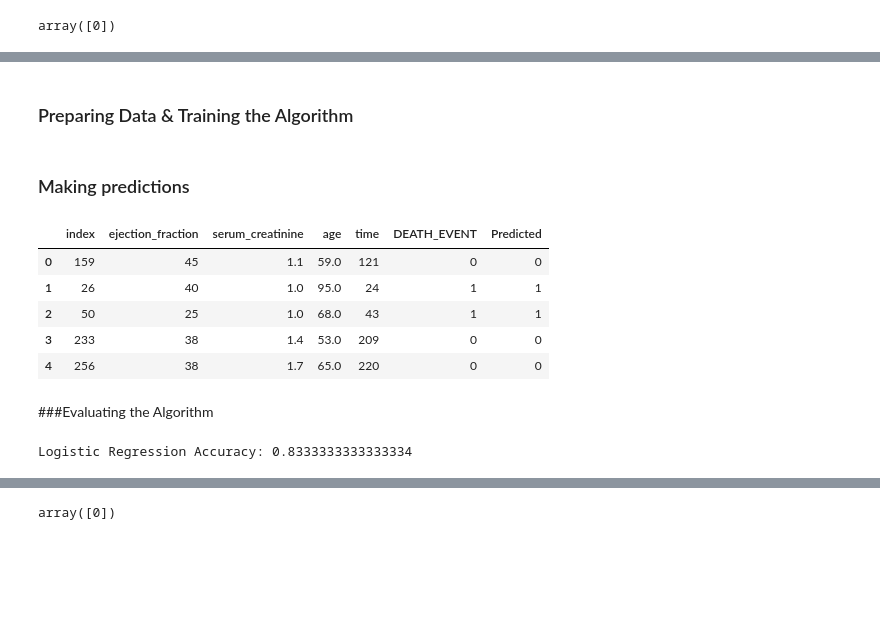
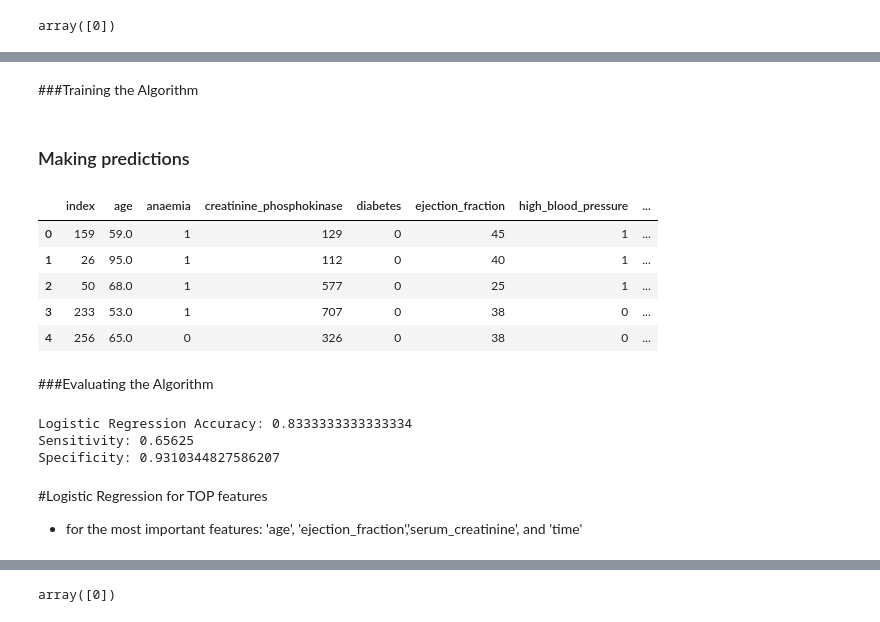
Before and after one commit to AntonioMoralCevallos/Predicting_Fatal_Heart_Failure-Project, a Jupyter notebook: Final_Deliverable_7b.ipynb, the cells around one changed output, grey strips where cells are left out. Saved outputs shown, nothing was run; the diff lists cells and outputs as text; code cells hidden in the pictures; blank space fills up the shorter version.

```diff
--- a/Final_Deliverable_7b.ipynb
+++ b/Final_Deliverable_7b.ipynb
@@ -653,2 +589,7 @@ Our random forest classifier model for the TOP 3 features is giving us an accura
+# %%
+X = clinical.drop(['DEATH_EVENT'],axis=1)
+y = clinical['DEATH_EVENT']
+from sklearn.model_selection import train_test_split
+X_train, X_test, y_train, ytest = train_test_split(X, y, test_size=0.3, random_state=775)
 # %% [markdown]
-### Preparing Data & Training the Algorithm
+###Training the Algorithm
@@ -668,19 +596,40 @@ y_model = model.predict(Xtest)
+# %%
+from sklearn.linear_model import LogisticRegression  # 1. choose model class
+model = LogisticRegression(solver='liblinear', random_state=0)     # 2. instantiate model
+model.fit(X_train, y_train)
+y_pred = model.predict(X_test)
 # %% [markdown]
 ### Making predictions
 # %%
-test = Xtest.join(ytest).reset_index()
-test.join(pd.Series(y_model, name='Predicted')).head()
+test = X_test.join(ytest).reset_index()
+test.join(pd.Series(y_pred, name='Predicted')).head()
 # %% [output]
-|  | index | ejection_fraction | serum_creatinine | age | time | DEATH_EVENT | Predicted |
-| 0 | 159 | 45 | 1.1 | 59.0 | 121 | 0 | 0 |
-| 1 | 26 | 40 | 1.0 | 95.0 | 24 | 1 | 1 |
-| 2 | 50 | 25 | 1.0 | 68.0 | 43 | 1 | 1 |
-| 3 | 233 | 38 | 1.4 | 53.0 | 209 | 0 | 0 |
-| 4 | 256 | 38 | 1.7 | 65.0 | 220 | 0 | 0 |
+|  | index | age | anaemia | creatinine_phosphokinase | diabetes | ejection_fraction | high_blood_pressure | ... |
+| 0 | 159 | 59.0 | 1 | 129 | 0 | 45 | 1 | ... |
+| 1 | 26 | 95.0 | 1 | 112 | 0 | 40 | 1 | ... |
+| 2 | 50 | 68.0 | 1 | 577 | 0 | 25 | 1 | ... |
+| 3 | 233 | 53.0 | 1 | 707 | 0 | 38 | 0 | ... |
+| 4 | 256 | 65.0 | 0 | 326 | 0 | 38 | 0 | ... |
 # %% [markdown]
 ###Evaluating the Algorithm
-# %%
-from sklearn.metrics import accuracy_score
-print("Logistic Regression Accuracy:",metrics.accuracy_score(y_test, y_model))
-# %% [output]
-Logistic Regression Accuracy: 0.8333333333333334
+# %%
+from sklearn.metrics import accuracy_score
+lrA = metrics.accuracy_score(ytest, y_pred)
+accuracy_list.append(100*lrA)
+print("Logistic Regression Accuracy:",lrA)
+P = sum(ytest==1)
+TP = sum((ytest ==1)& (y_pred ==1))
+TP/P
+print("Sensitivity:",TP/P)
+
+N = sum(ytest==0)
+TN = sum((ytest ==0)& (y_pred ==0))
+TN/N
+print("Specificity:",TN/N)
+# %% [output]
+Logistic Regression Accuracy: 0.8333333333333334
+Sensitivity: 0.65625
+Specificity: 0.9310344827586207
+# %% [markdown]
+#Logistic Regression for TOP features
+- for the most important features: 'age', 'ejection_fraction','serum_creatinine', and 'time'
```
Also changed, not shown: parts of 50 cells of this notebook.
